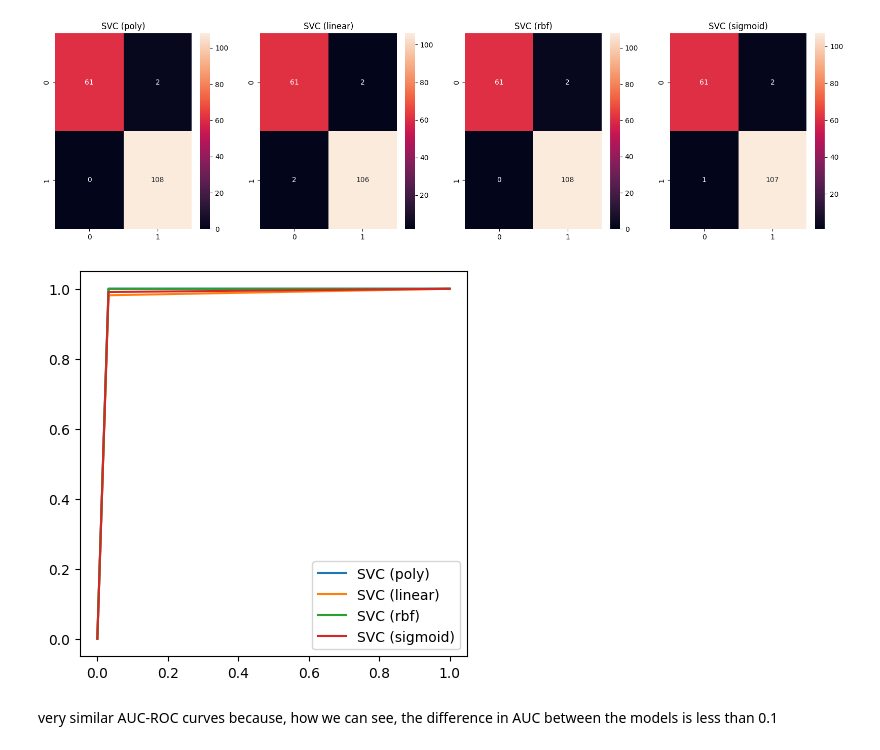
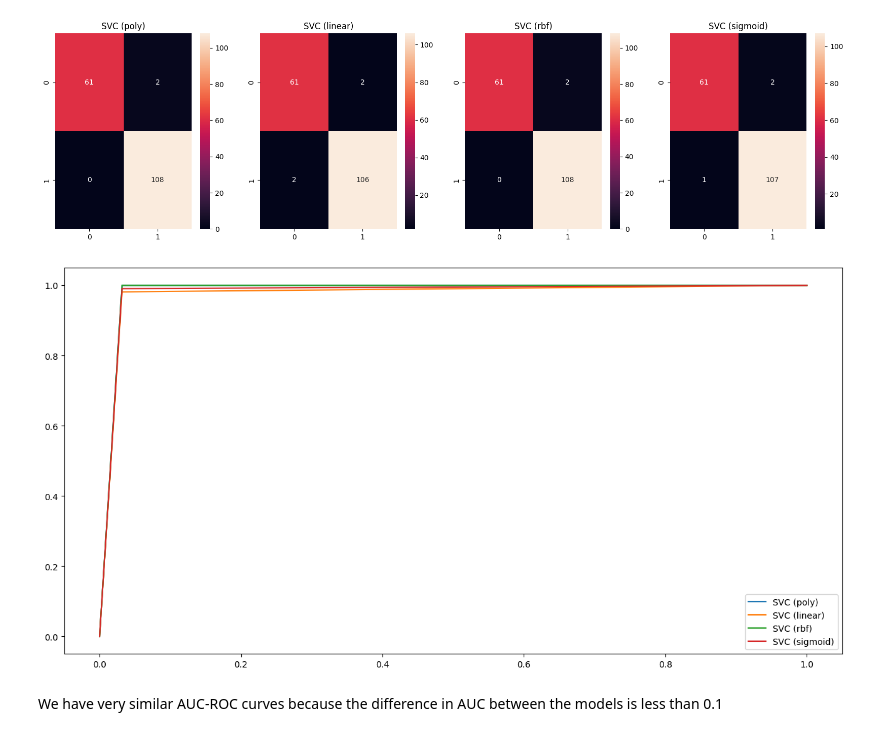
Before and after one commit to LeoBello00/ml_parcial_practico3, a Jupyter notebook: docs/exo1_cancer.ipynb, the cells around one changed output. Drawn from its saved outputs; the diff is of its cells as text; code cells hidden in the pictures.

```diff
--- a/docs/exo1_cancer.ipynb
+++ b/docs/exo1_cancer.ipynb
@@ -45,11 +45,11 @@ dict_models = [
         'name_clf' : 'SVC (poly)',
         'model': SVC(random_state=42, kernel='poly'),
         'scalers' : {
-            'scaler': [MinMaxScaler()],
+            'scaler': [StandardScaler(), MinMaxScaler()],
         },
         'grid' : {
-            'model__C': [10**k for k in range(-3, 4)],
-            'model__gamma': [10**k for k in range(-3, 4)],
+            'model__C': [10**k for k in range(-4, 5)],
+            'model__gamma': [10**k for k in range(-4, 5)],
         }
     },
 
@@ -124,7 +124,7 @@ for i, dict_clf in enumerate(dict_models):
         **dict_clf['grid']
     }
 
-    clf = GridSearchCV(pipeline, param_grid=param_grid, cv=5, n_jobs=-1)
+    clf = GridSearchCV(pipeline, param_grid=param_grid, cv=5, n_jobs=-1, verbose=1)
 
     start_time = time()
     clf.fit(X_train, y_train)
@@ -193,18 +191,18 @@ plt.show()
 # %%
 import matplotlib.pyplot as plt
 from sklearn.metrics import roc_curve
 
-fig, ax = plt.subplots(figsize=(5, 5))
+fig, ax = plt.subplots(figsize=(16, 8))
 
 for model_name in models.keys():
     model = models[model_name]
     y_pred = model.predict(X_test)
     fpr, tpr, _ = roc_curve(y_test, y_pred)
     ax.plot(fpr, tpr, label=model_name)
 
 plt.legend()
 plt.show()
 # %% [output]
-[figure, old version]
+[figure, new version]
 # %% [markdown]
-very similar AUC-ROC curves because, how we can see, the difference in AUC between the models is less than 0.1
+We have very similar AUC-ROC curves because the difference in AUC between the models is less than 0.1
```
Also changed, not shown: parts of 4 cells of this notebook.
